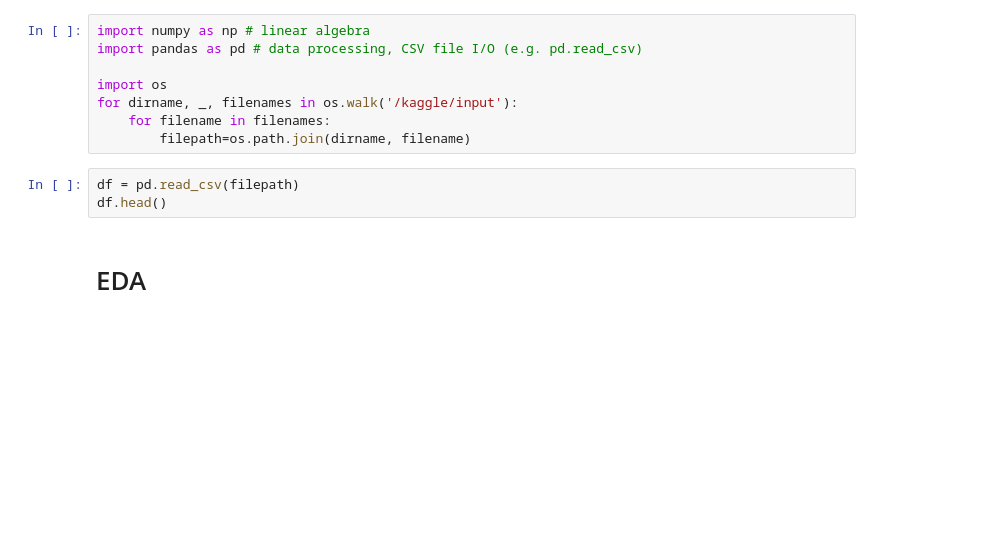
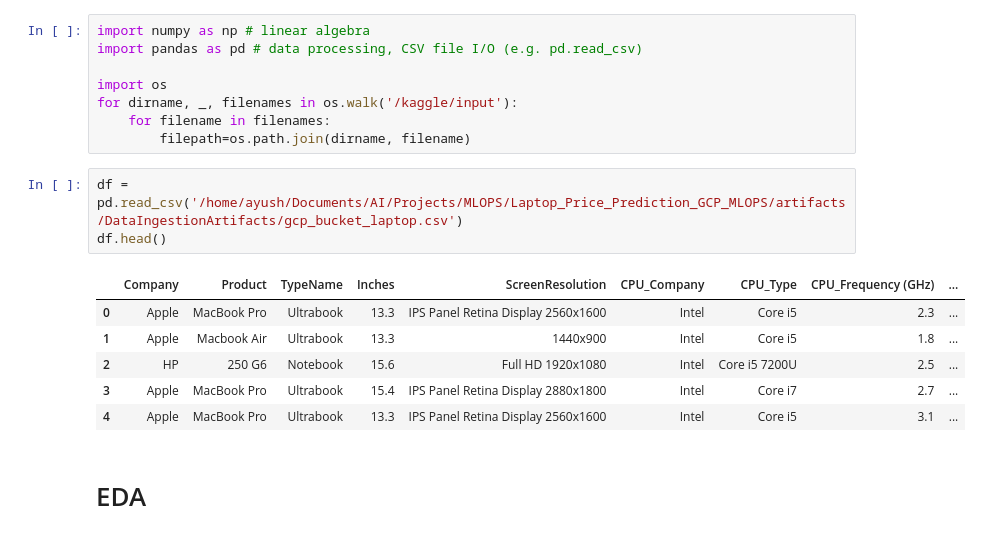
Before and after one commit to AyushAI14/Laptop_Price_Prediction_GCP_MLOPS, a Jupyter notebook: notebook/laptop-price-prediction (1).ipynb, the cells around one changed output. Cells and saved outputs as stored; diff of their text form; blank space fills up the shorter version.

```diff
--- a/notebook/laptop-price-prediction (1).ipynb
+++ b/notebook/laptop-price-prediction (1).ipynb
@@ -7,8 +7,15 @@ for dirname, _, filenames in os.walk('/kaggle/input'):
     for filename in filenames:
         filepath=os.path.join(dirname, filename)
 # %%
-df = pd.read_csv(filepath)
+df = pd.read_csv('/home/ayush/Documents/AI/Projects/MLOPS/Laptop_Price_Prediction_GCP_MLOPS/artifacts/DataIngestionArtifacts/gcp_bucket_laptop.csv')
 df.head()
+# %% [output]
+|  | Company | Product | TypeName | Inches | ScreenResolution | CPU_Company | CPU_Type | CPU_Frequency (GHz) | ... |
+| 0 | Apple | MacBook Pro | Ultrabook | 13.3 | IPS Panel Retina Display 2560x1600 | Intel | Core i5 | 2.3 | ... |
+| 1 | Apple | Macbook Air | Ultrabook | 13.3 | 1440x900 | Intel | Core i5 | 1.8 | ... |
+| 2 | HP | 250 G6 | Notebook | 15.6 | Full HD 1920x1080 | Intel | Core i5 7200U | 2.5 | ... |
+| 3 | Apple | MacBook Pro | Ultrabook | 15.4 | IPS Panel Retina Display 2880x1800 | Intel | Core i7 | 2.7 | ... |
+| 4 | Apple | MacBook Pro | Ultrabook | 13.3 | IPS Panel Retina Display 2560x1600 | Intel | Core i5 | 3.1 | ... |
 # %% [markdown]
 # EDA
 # %%
```
Also changed, not shown: parts of 29 cells of this notebook, 14 other files.
